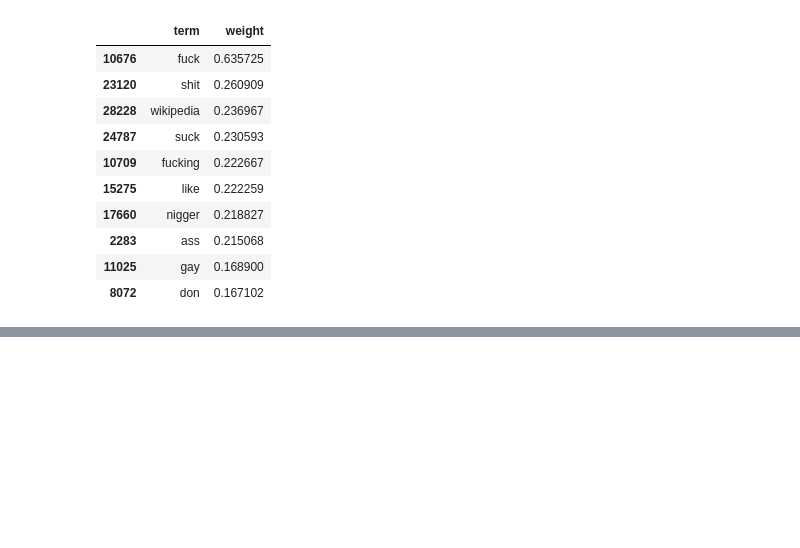
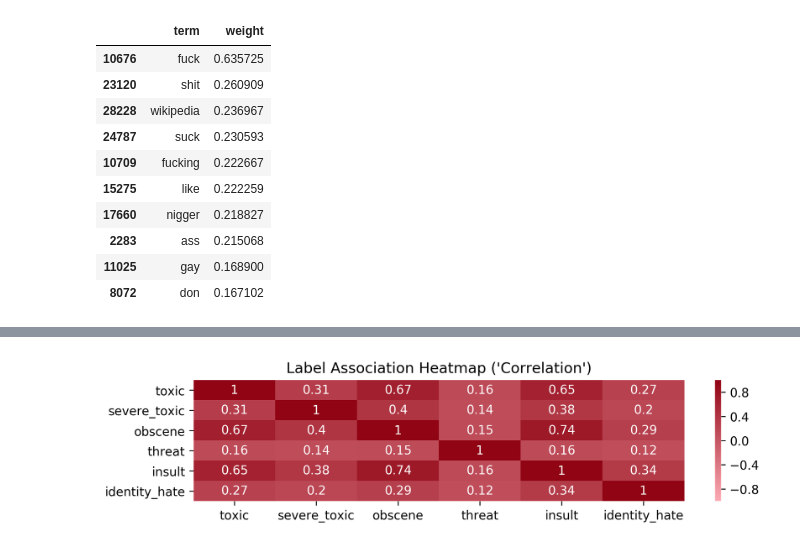
Before and after one commit to PuneetKohli/toxic_comment_classification, a Jupyter notebook: Data Exploration.ipynb, the cells around one changed output, grey strips where cells are left out. Drawn from its saved outputs; the diff is of its cells as text; code cells hidden in the pictures; blank space fills up the shorter version.

```diff
--- a/Data Exploration.ipynb
+++ b/Data Exploration.ipynb
@@ -23,6 +23,8 @@ def readInputFiles(train_file_path, test_file_path):
 
 train, test = readInputFiles('./dataset/train_new.csv', './dataset/test_new.csv')
 # %%
+labels = ['toxic', 'severe_toxic', 'obscene', 'threat', 'insult', 'identity_hate']
+
 red = "#EE586A" # Use for toxic
 green = "#5AC77F" # Use for clean
 
@@ -50,6 +52,7 @@ green_red_list.insert(0, blue)
 
 from matplotlib.colors import LinearSegmentedColormap
 cmap = LinearSegmentedColormap.from_list('mycmap', [red, blue])
+cmap2 = LinearSegmentedColormap.from_list('mycmap', ['#FBAAB3', '#900414'])
 # %% [markdown]
 ## Comment Length (X) vs No of Comments (Y)
 # %%
@@ -132,8 +114,8 @@ plt.title("Number of comments per class")
 plt.ylabel('Comments', fontsize=12)
 plt.xlabel('Class')
 rects = ax.patches
-labels = x.values
-for rect, label in zip(rects, labels):
+labelz = x.values
+for rect, label in zip(rects, labelz):
     height = rect.get_height()
     ax.text(rect.get_x() + rect.get_width()/2, height + 10, label,
             ha='center', va='bottom')
@@ -145,8 +133,4 @@ plt.clf()
 # %%
-rowsums=train.iloc[:,3:].sum(axis=1)
-train['clean']=(rowsums==0)
-train['clean'].sum()
-
 palette= sns.color_palette(green_red_list)
 
 x=train.iloc[:,3:].sum()
@@ -157,8 +141,8 @@ plt.title("Number of comments per class")
 plt.ylabel('Comments', fontsize=12)
 plt.xlabel('Class')
 rects = ax.patches
-labels = x.values
-for rect, label in zip(rects, labels):
+labelz = x.values
+for rect, label in zip(rects, labelz):
     height = rect.get_height()
     ax.text(rect.get_x() + rect.get_width()/2, height + 10, label,
             ha='center', va='bottom')
@@ -355,3 +339,27 @@ plt.savefig('images/analysis/word_freq_bow.jpg')
 plt.show()
 # %% [output]
 [figure]
+# %%
+tox_labels = train[labels].copy()
+rowsums = tox_labels.sum(axis=1)
+train['clean']=(rowsums==0)
+tox_labels['clean']=train['clean'].copy()
+x = tox_labels.sum().copy()
+
+# create a 1 X 2 grid
+plt.figure(figsize=(9,6), dpi=300)
+gs = gridspec.GridSpec(2, 1, height_ratios=[2 , 1], wspace=0.1)
+
+# corr matrix
+corr = tox_labels[labels].corr()
+
+# heatmap
+ax2 = plt.subplot(gs[1])
+sns.heatmap(corr, cmap=cmap2, ax = ax2,
+            xticklabels=corr.columns.values, vmin = -1.0, vmax = 1.0,
+            yticklabels=corr.columns.values, annot=True)
+plt.title("Label Association Heatmap ('Correlation')")
+plt.savefig('images/analysis/correlation_matrix.jpg', bbox_inches='tight')
+plt.show()
+# %% [output]
+[figure, added]
```
Also changed, not shown: parts of 4 cells of this notebook, 4 other files.
